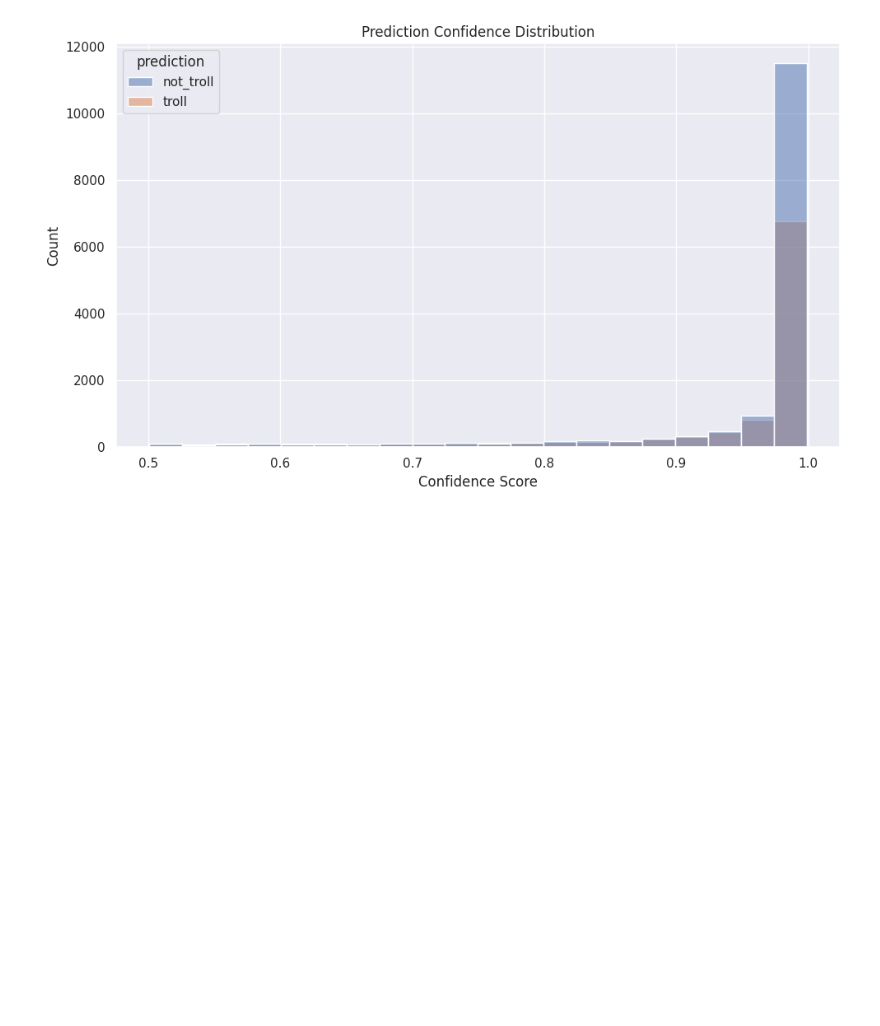
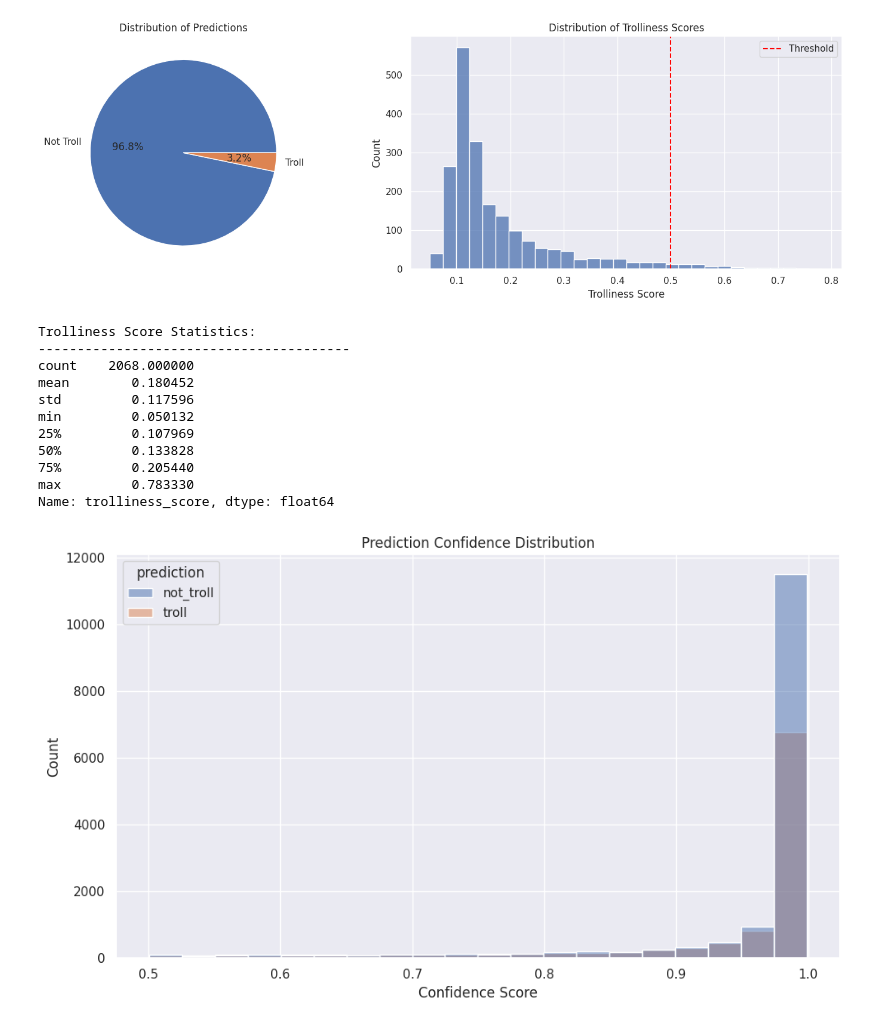
Before and after one commit to ziggyplayedguitar/nlp_thesis, a Jupyter notebook: workspace/notebooks/04_predict.ipynb, the cells around one changed output. Saved outputs shown, nothing was run; the diff lists cells and outputs as text; code cells hidden in the pictures; blank space fills up the shorter version.

```diff
--- a/workspace/notebooks/04_predict.ipynb
+++ b/workspace/notebooks/04_predict.ipynb
@@ -79,0 +84,10 @@ Sample of comments:
+# %%
+# Load labeled authors from annotations file
+labeled_authors_df = pd.read_csv('annotations/user_labels.csv')
+labeled_authors = labeled_authors_df['author'].unique()
+
+# Filter czech_comments to only include labeled authors
+czech_comments_annotated = czech_comments[czech_comments['author'].isin(labeled_authors)]
+
+print(f"Filtered to {len(czech_comments)} comments from {len(labeled_authors)} labeled authors")
+predictions_df_labeled = predictor.predict(czech_comments_annotated)
@@ -79,0 +96,8 @@ Sample of comments:
+# %%
+PREDICTIONS_DIR = Path('output')
+
+# Make predictions
+predictions_df = predictor.predict(czech_comments)
+# %%
+# Combine labeled and unlabeled predictions, skipping duplicates
+predictions_df = pd.concat([predictions_df_labeled, predictions_df], axis=0).drop_duplicates(subset=['author'], keep='first')
@@ -135,3 +249,42 @@ results_df saved for future runs.
+# %%
+# Create figure with two subplots
+fig, (ax1, ax2) = plt.subplots(1, 2, figsize=(15, 5))
+
+# Plot 1: Pie chart of troll vs non-troll predictions
+predictions = (predictions_df['trolliness_score'] > predictor.threshold).map({True: 'Troll', False: 'Not Troll'})
+prediction_counts = predictions.value_counts()
+
+ax1.pie(prediction_counts, labels=prediction_counts.index, autopct='%1.1f%%')
+ax1.set_title('Distribution of Predictions')
+
+# Plot 2: Distribution of trolliness scores
+sns.histplot(data=predictions_df, x='trolliness_score', bins=30, ax=ax2)
+ax2.axvline(x=predictor.threshold, color='red', linestyle='--', label='Threshold')
+ax2.set_title('Distribution of Trolliness Scores')
+ax2.set_xlabel('Trolliness Score')
+ax2.set_ylabel('Count')
+ax2.legend()
+
+plt.tight_layout()
+plt.show()
+
+# Print summary statistics
+print("\nTrolliness Score Statistics:")
+print("-" * 40)
+print(predictions_df['trolliness_score'].describe())
+# %% [output]
+[figure, added]
+Trolliness Score Statistics:
+----------------------------------------
+count    2068.000000
+mean        0.180452
+std         0.117596
+min         0.050132
+25%         0.107969
+50%         0.133828
+75%         0.205440
+max         0.783330
+Name: trolliness_score, dtype: float64
 # %%
 # Cell: Analyze predictions by confidence levels
 # Create visualization
```
Also changed, not shown: parts of 22 cells of this notebook, 1 other file.
